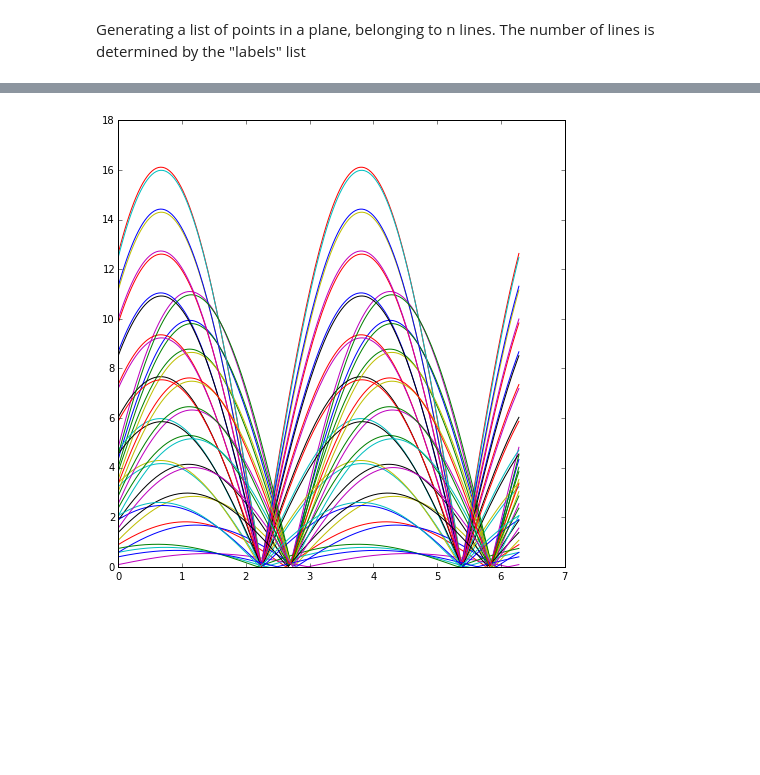
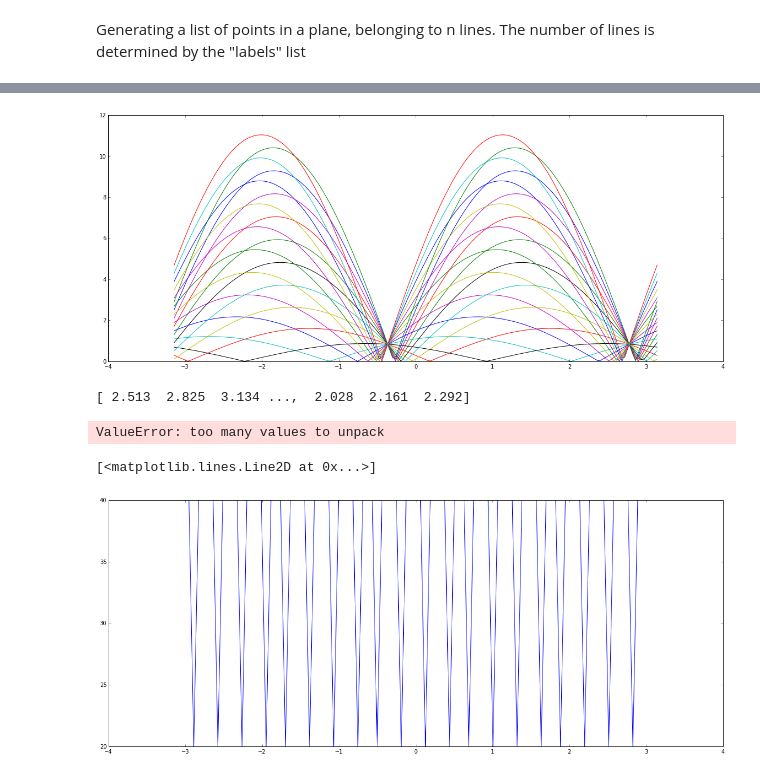
Before and after one commit to bcouturi/TestNotebooks, a Jupyter notebook: Hough.ipynb, the cells around one changed output, grey strips where cells are left out. Drawn from its saved outputs; the diff is of its cells as text; code cells hidden in the pictures; blank space fills up the shorter version.

```diff
--- a/Hough.ipynb
+++ b/Hough.ipynb
@@ -6,7 +6,7 @@
 # Matplotlib
 %matplotlib inline
 from matplotlib import pyplot as plt
-plt.rcParams["figure.figsize"] = (8, 8)
+plt.rcParams["figure.figsize"] = (20, 8)
 plt.rcParams["figure.max_open_warning"] = -1
 
 # Print options
@@ -26,6 +26,7 @@ def createLine():
 
     p = (np.random.rand(1,2) -0.5) * 5
     print "Created line with params:", p
+    print  "Slope = ", np.arctan(p[0,1])
     x = np.linspace(-10, 10, 20)
     y = p[0,0] + x * p[0,1]
 
@@ -56,6 +57,6 @@ def createTrackSet(labels):
     return X, y
 
 # Creating our data sets
-labels = [ "r", "g"]
+labels = [ "r"]
 X, y = createTrackSet(labels)
 # %% [output]
@@ -76,19 +77,32 @@ plt.show()
 # %%
 def dist(alpha, xa, ya):
     x = np.sin(alpha) * (xa * np.sin(alpha) - ya * np.cos(alpha))
     y = np.cos(alpha) * (ya * np.cos(alpha) - xa * np.sin(alpha))
     return np.sqrt(x * x + y * y)
 
-alphas = np.linspace(0, 2 * np.pi, 180)
+alphas = np.linspace(- np.pi, np.pi, 180)
 projections = None
 for (x,y) in X:
     #print np.vstack((alphas, dist(alphas, x, y)))
     #print x, y
     tmp =  np.transpose(np.vstack((alphas, dist(alphas, x, y))))
     if projections == None:
         projections = tmp
     else:
-        np.hstack((projections,  tmp))
+        projections = np.vstack((projections,  tmp))
     plt.plot(alphas, dist(alphas, x, y))
 # %% [output]
-[figure, old version]
+[figure, new version]
+# %%
+print projections[:,1]
+vals, bins = np.histogram2d(projections[:,0], projections[:, 1], 20)
+# %% [output]
+[ 2.513  2.825  3.134 ...,  2.028  2.161  2.292]
+ValueError: too many values to unpack
+# %%
+#print vals
+#print bins
+plt.plot(bins[:-1], vals)
+# %% [output]
+[<matplotlib.lines.Line2D at 0x...>]
+[figure, added]
```
Also changed, not shown: parts of 4 cells of this notebook.
